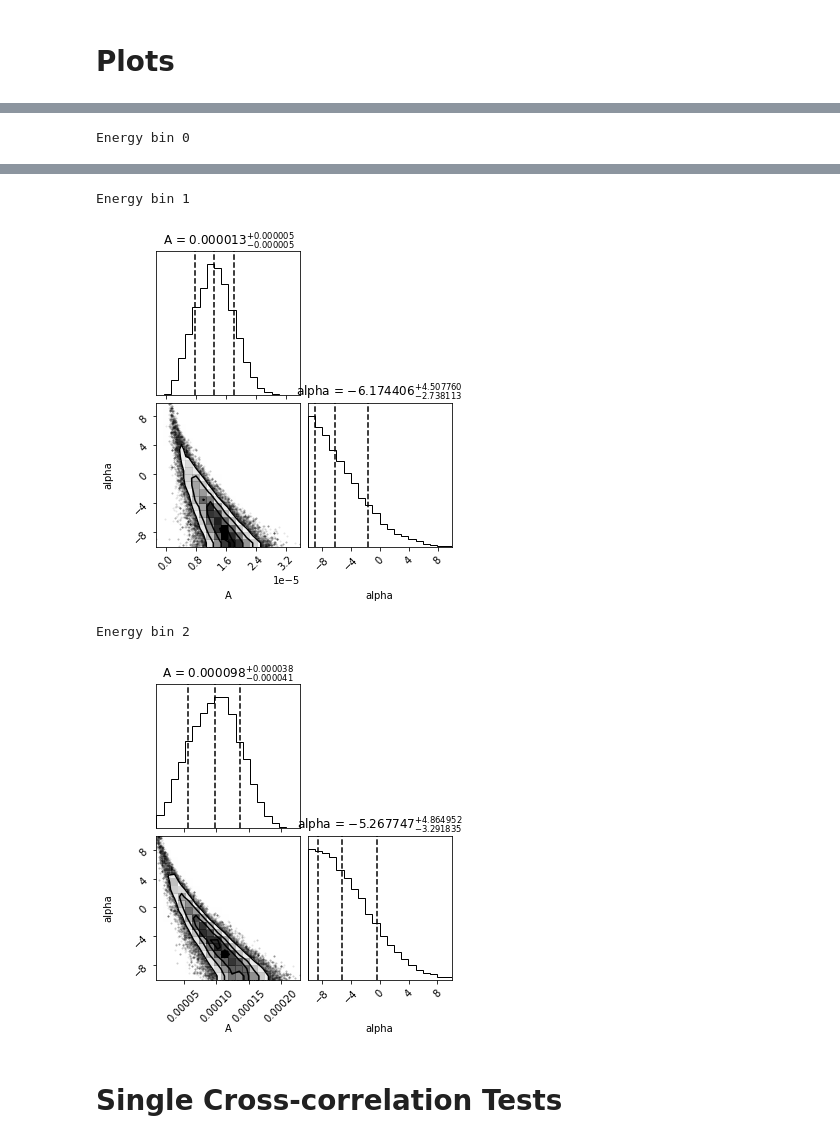
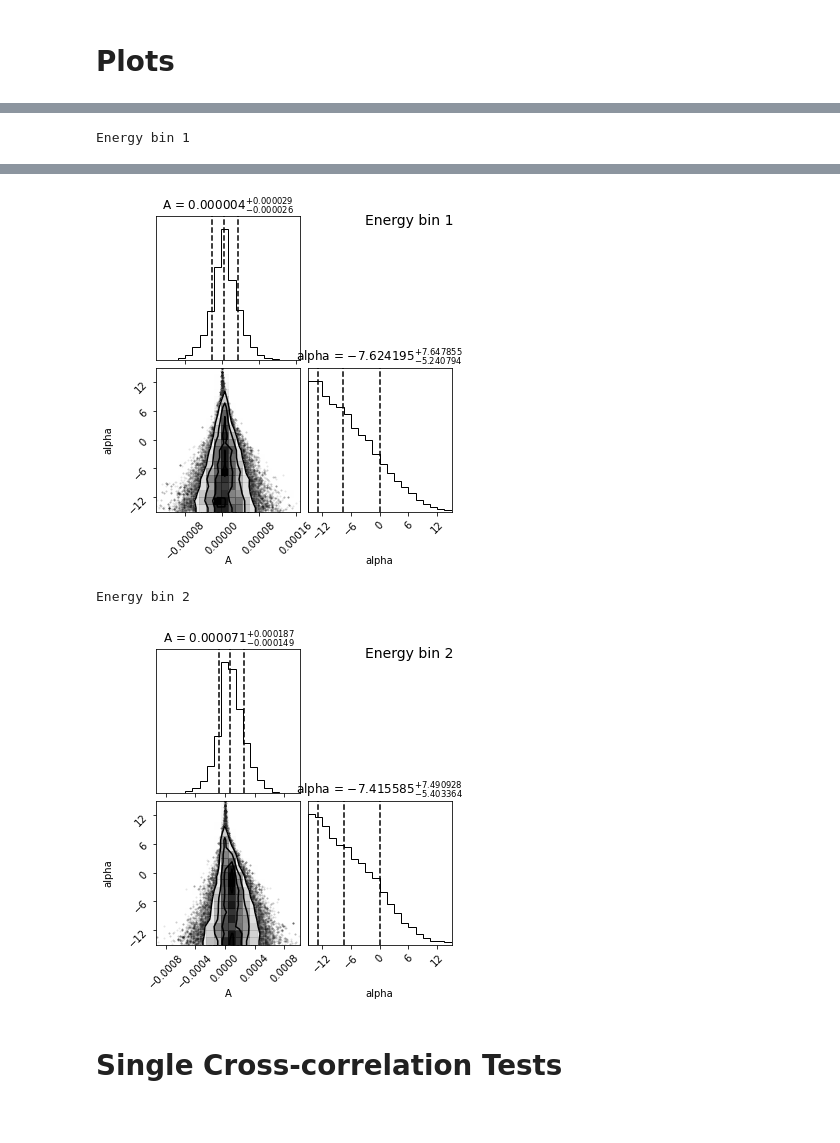
Before and after one commit to BenGPatterson/NeutrinoCrossCorrelations, a Jupyter notebook: ParameterInferenceCCL.ipynb, the cells around one changed output, grey strips where cells are left out. Cells and saved outputs as stored; diff of their text form; code cells hidden in the pictures.

```diff
--- a/ParameterInferenceCCL.ipynb
+++ b/ParameterInferenceCCL.ipynb
@@ -55,0 +62,6 @@ for i in range(nEbins):
+# %%
+for cov in covs:
+    plt.figure()
+    r = cov/np.sqrt(np.diag(cov)[:, None]*np.diag(cov)[None, :])
+    plt.imshow(r)
+    plt.colorbar()
@@ -118,31 +131,27 @@ def model(ells, A, alpha, gal_tracers=gal_tracers):
 # Chi-squared
 # %%
 # Finds chi squared of given data and model
-def chi2(p, ells, d, icov, gal_tracers=gal_tracers):
+def chi2(p, d, icov):
     # p - parameters to use in model
-    # ells - l values to calculate cls for
     # d - cls of xCell data
     # icov - inverse covariance matrix of xCell data
-    # gal_tracers - galaxy tracers to use (all redshift bins by default)
 
     A, alpha = p
-    mod = model(ells, A, alpha, gal_tracers)
-    r = (d-mod).T
+    if np.fabs(alpha) > alpha_prior:
+        return np.inf
+    mod = model(A, alpha)
+    r = (d-mod)
 
-    return np.sum(np.dot(r.T, np.dot(icov, r)))
+    return np.dot(r, np.dot(icov, r))
 # %%
 # Finds 'best fit' values of A, alpha for each cross-correlation
 A_BF = np.empty(nEbins)
 alpha_BF = np.empty(nEbins)
 
-# Constrains alpha to avoid overflow errors with large values
-bounds = [(None,None), (None,100)]
-
-bin_l = []
-bin_cl = []
-bin_icov = []
-for i in range(nEbins):
-    bin_l.append(xcell_l[i,0])
-    bin_cl.append(xcell_cl[i])
-    bin_icov.append(np.sum(xcell_icov[i], axis=0))
-    A_BF[i], alpha_BF[i] = minimize(chi2, (1,1), args=(bin_l[i], bin_cl[i], bin_icov[i]), bounds=bounds).x
+for i, (cl, icov, cov) in enumerate(zip(cls, icovs, covs)):
+    x = minimize(chi2, [1, 1], args=(cl, icov), method='Powell').x
+    print(i, x, chi2(x, cl, icov))
+    A_BF[i], alpha_BF[i] = x
+    plt.figure()
+    plt.errorbar(np.arange(len(cl)), (cl-model(A_BF[i], alpha_BF[i]))/np.sqrt(np.diag(cov)),
+                 yerr=np.ones_like(cl), fmt='k.')
@@ -172,12 +174,11 @@ if run_mcmc:
 
         # Starting position of MCMC walkers
         pos = ([A_BF[i], alpha_BF[i]] +
-               0.001 * np.random.randn(nwalkers, npars))
+               (1e-9, 1e-4) * np.random.randn(nwalkers, npars))
 
         # Creates MCMC sampler
         sampler.append(emcee.EnsembleSampler(nwalkers, npars,
-                                             lambda p: -0.5*chi2_with_prior(p, bin_l[i],
-                                                                            bin_cl[i], bin_icov[i])))
+                                             lambda p: -0.5*chi2(p, cls[i], icovs[i])))
 
         # Runs MCMC and gets resulting chain (discarding first 20%, 'burn in' phase)
         sampler[i].run_mcmc(pos, nsamples)
@@ -216,5 +221,7 @@ for i in range(nEbins):
     print(f'Energy bin {i}')
     corner.corner(chain[i].T, labels=['A','alpha'], quantiles=[0.16,0.5,0.84],
                   show_titles=True, title_kwargs={'fontsize': 12}, title_fmt='.6f')
+    plt.text(0.4, 2, f'Energy bin {i}', transform = plt.gca().transAxes, fontsize = 14)
+    plt.savefig(mcmc_plots_dir + f'/MCMCCornerAP{alpha_prior}E{i}')
     plt.show()
 # %% [output]
@@ -222 +230 @@ WARNING:root:Too few points to create valid contours
-Energy bin 0
+Energy bin 1
@@ -224,7 +231,6 @@ Energy bin 0
+[figure, new version]
-Energy bin 1
+Energy bin 2
-[figure, old version]
-Energy bin 2
-[figure, old version]
+[figure, new version]
 # %% [markdown]
 # Single Cross-correlation Tests
 # %%
```
Also changed, not shown: parts of 11 cells of this notebook, 1 other file.
